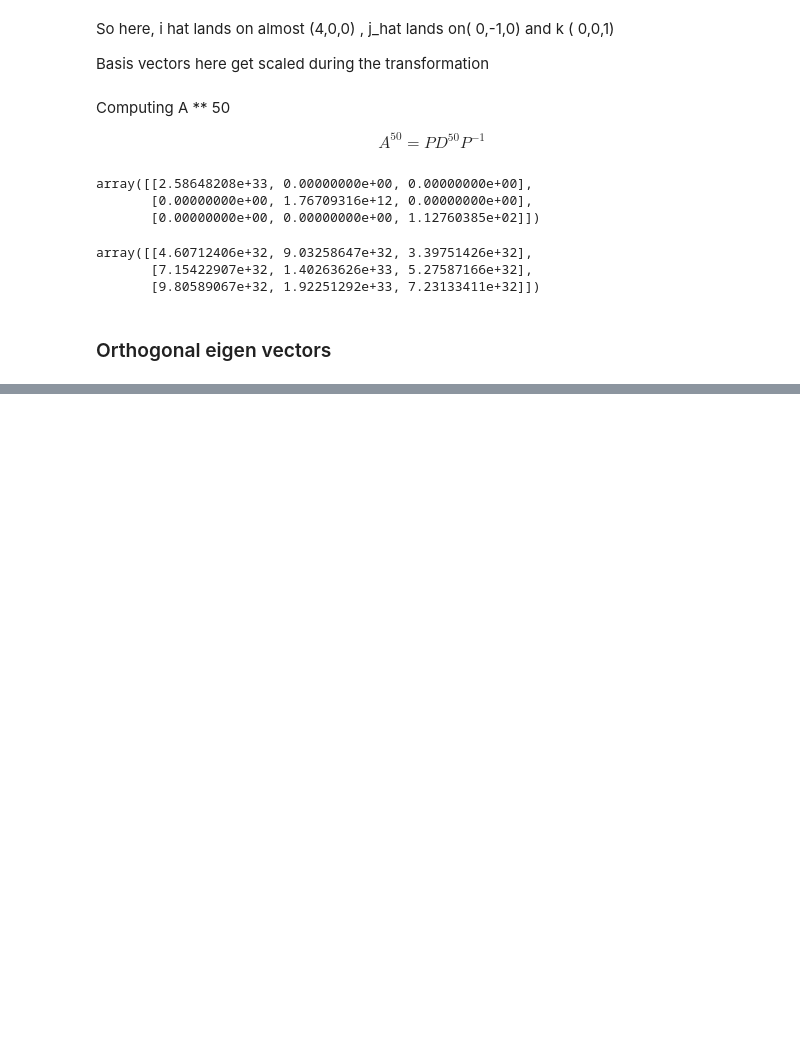
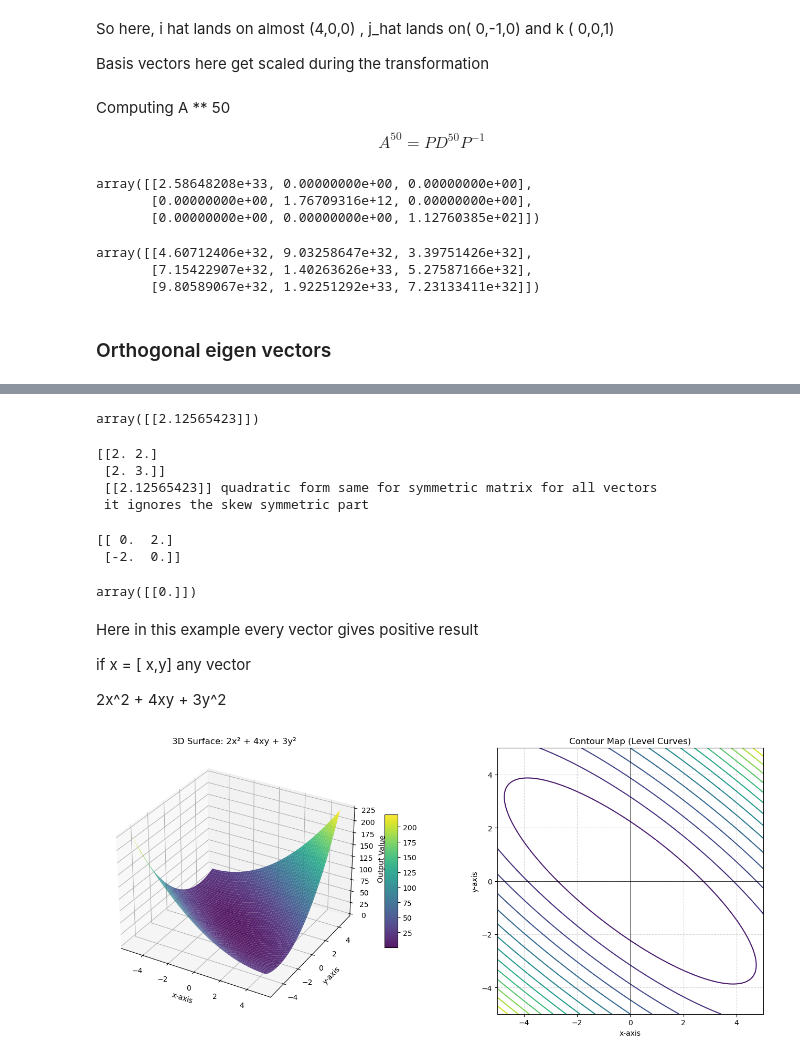
Before and after one commit to qamarr6092/math-with-python, a Jupyter notebook: Linear Algebra/linear_algebra.ipynb, the cells around one changed output, grey strips where cells are left out. Drawn from its saved outputs; the diff is of its cells as text; code cells hidden in the pictures; blank space fills up the shorter version.

Commit message:
Quadratic Form

```diff
--- a/Linear Algebra/linear_algebra.ipynb
+++ b/Linear Algebra/linear_algebra.ipynb
@@ -4566,0 +4824,74 @@ array([[4.60712406e+32, 9.03258647e+32, 3.39751426e+32],
+# %%
+A = np.array ( [ [2,4] , [0,3] ] )
+x = np.random.rand( 2,1 )
+x.T  @ (A @ x)
+
+#here every set of vector cannot give negative value
+# %% [output]
+array([[2.12565423]])
+# %%
+#consider the abve matrix to decompose into symmetric part
+
+A_s1 = ( A + A.T )/2
+print(f'{A_s1}')
+print(f' {x.T @ A_s1 @ x } quadratic form same for symmetric matrix for all vectors \n it ignores the skew symmetric part')
+# %% [output]
+[[2. 2.]
+ [2. 3.]]
+ [[2.12565423]] quadratic form same for symmetric matrix for all vectors
+ it ignores the skew symmetric part
+# %%
+A_s2 = ( A - A.T ) /2
+print(A_s2)
+
+x.T @  A_s2 @ x   #Ignores the skew symmetric part
+# %% [output]
+[[ 0.  2.]
+ [-2.  0.]]
+array([[0.]])
+# %% [markdown]
+Here in this example every vector gives positive result
+
+if x = [ x,y] any vector
+
+2x^2 + 4xy  + 3y^2
+# %%
+
+# 1. Create a grid of points (testing the whole space)
+x = np.linspace(-5, 5, 100)
+y = np.linspace(-5, 5, 100)
+X, Y = np.meshgrid(x, y)
+
+# 2. Evaluate the quadratic form: f(x,y) = 2x^2 + 4xy + 3y^2
+Z = 2*X**2 + 4*X*Y + 3*Y**2
+
+# 3. Set up the visual canvas
+fig = plt.figure(figsize=(14, 6))
+
+# --- Plot 1: 3D Surface ---
+ax1 = fig.add_subplot(121, projection='3d')
+# Plot the sweeping surface
+surf = ax1.plot_surface(X, Y, Z, cmap='viridis', edgecolor='none', alpha=0.9)
+ax1.set_title('3D Surface: 2x² + 4xy + 3y²')
+ax1.set_xlabel('x-axis')
+ax1.set_ylabel('y-axis')
+ax1.set_zlabel('Output Value')
+fig.colorbar(surf, ax=ax1, shrink=0.5, aspect=10)
+
+
+ax2 = fig.add_subplot(122)
+
+contour = ax2.contour(X, Y, Z, levels=20, cmap='viridis')
+ax2.set_title('Contour Map (Level Curves)')
+ax2.set_xlabel('x-axis')
+ax2.set_ylabel('y-axis')
+ax2.axhline(0, color='black', linewidth=0.5)
+ax2.axvline(0, color='black', linewidth=0.5)
+ax2.grid(True, linestyle='--', alpha=0.5)
+ax2.set_aspect('equal')
+
+
+plt.tight_layout()
+plt.show()
+# %% [output]
+[figure, added]
```
Also changed, not shown: parts of 73 cells of this notebook.
